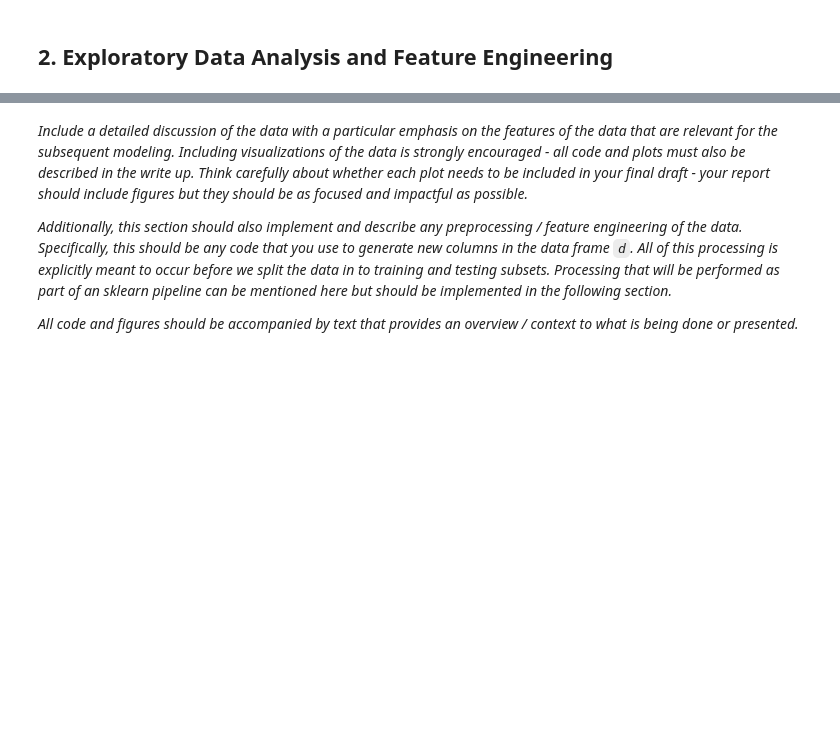
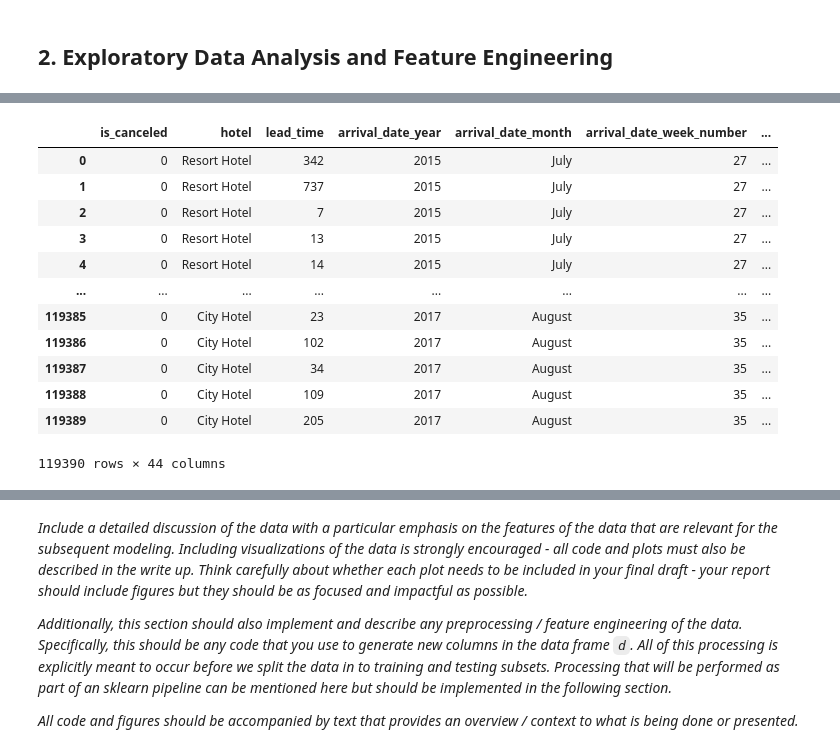
Before and after one commit to s2133934/ML_Project_2, a Jupyter notebook: proj2.ipynb, the cells around one changed output, grey strips where cells are left out. Cells and saved outputs as stored; diff of their text form; code cells hidden in the pictures; blank space fills up the shorter version.

```diff
--- a/proj2.ipynb
+++ b/proj2.ipynb
@@ -42,0 +317,20 @@ d = pd.read_csv("hotel.csv")
+# %%
+
+d
+#d['FX_Rates_on_booking'] = np.where(((d.Currency_code == 'EUR')), 1.0 ,'Testing what is going on')
+
+#d['FX_Rates_on_booking'] = np.where(((d.Currency_code == 'EUR')&(d.FX_Rates_on_booking.isnull() )), 1.0 ,'Testing what is going on')
+# %% [output]
+|  | is_canceled | hotel | lead_time | arrival_date_year | arrival_date_month | arrival_date_week_number | ... |
+| 0 | 0 | Resort Hotel | 342 | 2015 | July | 27 | ... |
+| 1 | 0 | Resort Hotel | 737 | 2015 | July | 27 | ... |
+| 2 | 0 | Resort Hotel | 7 | 2015 | July | 27 | ... |
+| 3 | 0 | Resort Hotel | 13 | 2015 | July | 27 | ... |
+| 4 | 0 | Resort Hotel | 14 | 2015 | July | 27 | ... |
+| ... | ... | ... | ... | ... | ... | ... | ... |
+| 119385 | 0 | City Hotel | 23 | 2017 | August | 35 | ... |
+| 119386 | 0 | City Hotel | 102 | 2017 | August | 35 | ... |
+| 119387 | 0 | City Hotel | 34 | 2017 | August | 35 | ... |
+| 119388 | 0 | City Hotel | 109 | 2017 | August | 35 | ... |
+| 119389 | 0 | City Hotel | 205 | 2017 | August | 35 | ... |
+119390 rows × 44 columns
```
Also changed, not shown: parts of 43 cells of this notebook, 10 other files.
